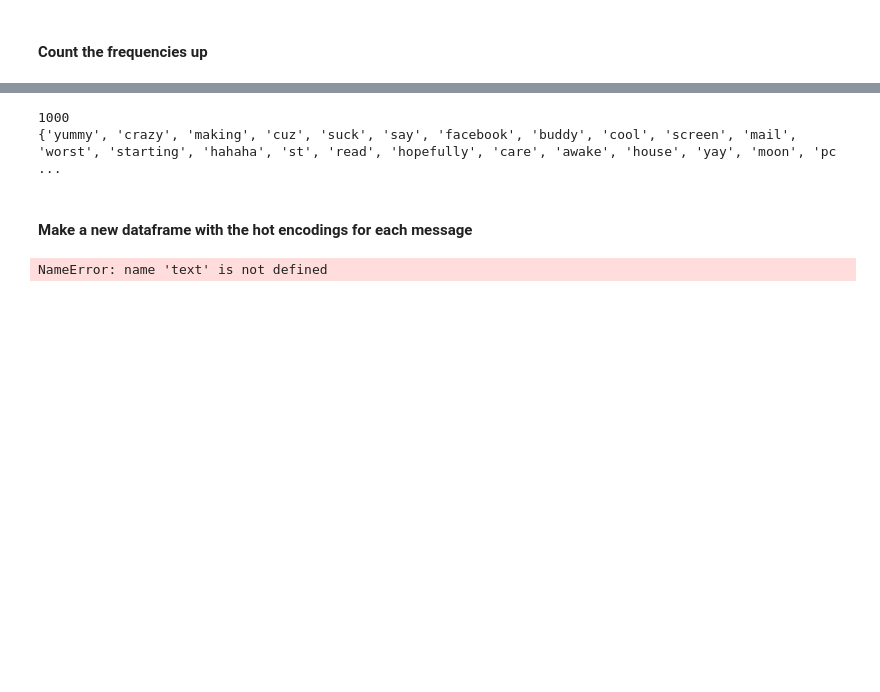
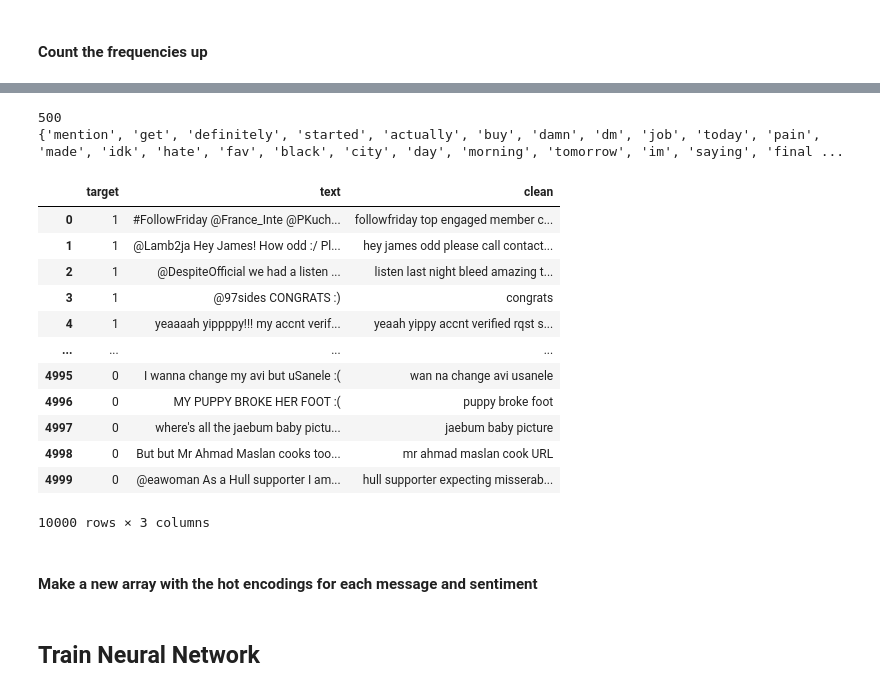
Before and after one commit to kevinxiong613/fervent, a Jupyter notebook: bot/app/neural_network.ipynb, the cells around one changed output, grey strips where cells are left out. Saved outputs shown, nothing was run; the diff lists cells and outputs as text; code cells hidden in the pictures; blank space fills up the shorter version.

```diff
--- a/bot/app/neural_network.ipynb
+++ b/bot/app/neural_network.ipynb
@@ -50,0 +11,16 @@ dtype: object
+# %%
+import json
+# Read the json tweet files in
+with open('../model-files/positive_tweets.json', 'r') as f:
+    positive_tweets_data = [json.loads(line) for line in f]
+with open('../model-files/negative_tweets.json', 'r') as f:
+    negative_tweets_data = [json.loads(line) for line in f]
+
+nltk_positive = pd.DataFrame(positive_tweets_data)
+nltk_negative = pd.DataFrame(negative_tweets_data)
+nltk_positive['target'] = 1
+nltk_negative['target'] = 0
+
+nltk_positive = nltk_positive.loc[:, ['target', 'text']]
+nltk_negative = nltk_negative.loc[:, ['target', 'text']]
+nltk_positive
@@ -51 +88,4 @@ dtype: object
+# %%
+nltk_positive['clean'] = nltk_positive['text'].apply(preprocess_tweet) # Make a column for the cleaned data
+nltk_negative['clean'] = nltk_negative['text'].apply(preprocess_tweet)
 # %%
@@ -116,13 +152,13 @@ pos_index = len(most_freq_pos) - 1
 res = set()
 for neg_index in range(len(most_freq_neg)-1, -1, -1):
     if most_freq_pos[pos_index][1] != most_freq_neg[neg_index][1]:
-        if len(res) == 999: # Only add one if we are getting close, positive has more words so use that
+        if len(res) == 499: # Only add one if we are getting close, positive has more words so use that
             res.add(most_freq_pos[pos_index][1])
         else:
             res.add(most_freq_pos[pos_index][1])
             res.add(most_freq_neg[neg_index][1])
     pos_index -= 1
-    if len(res) == 1000:
+    if len(res) == 500:
         break
 print(len(res))
 print(res)
@@ -131,10 +167,29 @@ with open("../model-files/words.txt", 'w') as file:
     for word in res:
         file.write(word + '\n')
 # %% [output]
-1000
-{'yummy', 'crazy', 'making', 'cuz', 'suck', 'say', 'facebook', 'buddy', 'cool', 'screen', 'mail', 'worst', 'starting', 'hahaha', 'st', 'read', 'hopefully', 'care', 'awake', 'house', 'yay', 'moon', 'pc ...
+500
+{'mention', 'get', 'definitely', 'started', 'actually', 'buy', 'damn', 'dm', 'job', 'today', 'pain', 'made', 'idk', 'hate', 'fav', 'black', 'city', 'day', 'morning', 'tomorrow', 'im', 'saying', 'final ...
+# %%
+df = nltk_positive.append(nltk_negative)
+text, sentiment = list(df['clean']), list(df['target']) # Turn these both into lists
+text = [str(item) for item in text]
+df
+# %% [output]
+|  | target | text | clean |
+| 0 | 1 | #FollowFriday @France_Inte @PKuch... | followfriday top engaged member c... |
+| 1 | 1 | @Lamb2ja Hey James! How odd :/ Pl... | hey james odd please call contact... |
+| 2 | 1 | @DespiteOfficial we had a listen ... | listen last night bleed amazing t... |
+| 3 | 1 | @97sides CONGRATS :) | congrats |
+| 4 | 1 | yeaaaah yippppy!!! my accnt verif... | yeaah yippy accnt verified rqst s... |
+| ... | ... | ... | ... |
+| 4995 | 0 | I wanna change my avi but uSanele :( | wan na change avi usanele |
+| 4996 | 0 | MY PUPPY BROKE HER FOOT :( | puppy broke foot |
+| 4997 | 0 | where's all the jaebum baby pictu... | jaebum baby picture |
+| 4998 | 0 | But but Mr Ahmad Maslan cooks too... | mr ahmad maslan cook URL |
+| 4999 | 0 | @eawoman As a Hull supporter I am... | hull supporter expecting misserab... |
+10000 rows × 3 columns
 # %% [markdown]
-#### Make a new dataframe with the hot encodings for each message
+#### Make a new array with the hot encodings for each message and sentiment
 # %%
 word_list = []
 with open("../model-files/words.txt", 'r') as file:
@@ -146,16 +201,15 @@ for i in range(len(word_list)): # Map words to their index to make the next part
 
 hot_encode = dict()
 vectors = list()
-for message in text:
+for i in range(len(text)):
+    message = text[i]
     tokens = message.split()
     vector = [0] * len(word_list)
     for token in tokens:
         if token in word_list_dict:
             vector[word_list_dict[token]] = 1 # We have this token so for this vector, mark it accordingly
-    vectors.append(vector)
+    vectors.append((vector, sentiment[i])) # Add the whole vector, AND the sentiment
 
 # So now each index of vectors's output is just the corresponding index in the list called "sentiment"
-# %% [output]
-NameError: name 'text' is not defined
 # %%
 import pickle
@@ -163 +217,3 @@ with open('model-files/training_vectors.pkl', 'wb') as f:
     pickle.dump(vectors, f)
+# %% [markdown]
+## Train Neural Network
```
Also changed, not shown: parts of 16 cells of this notebook, 21 other files.
